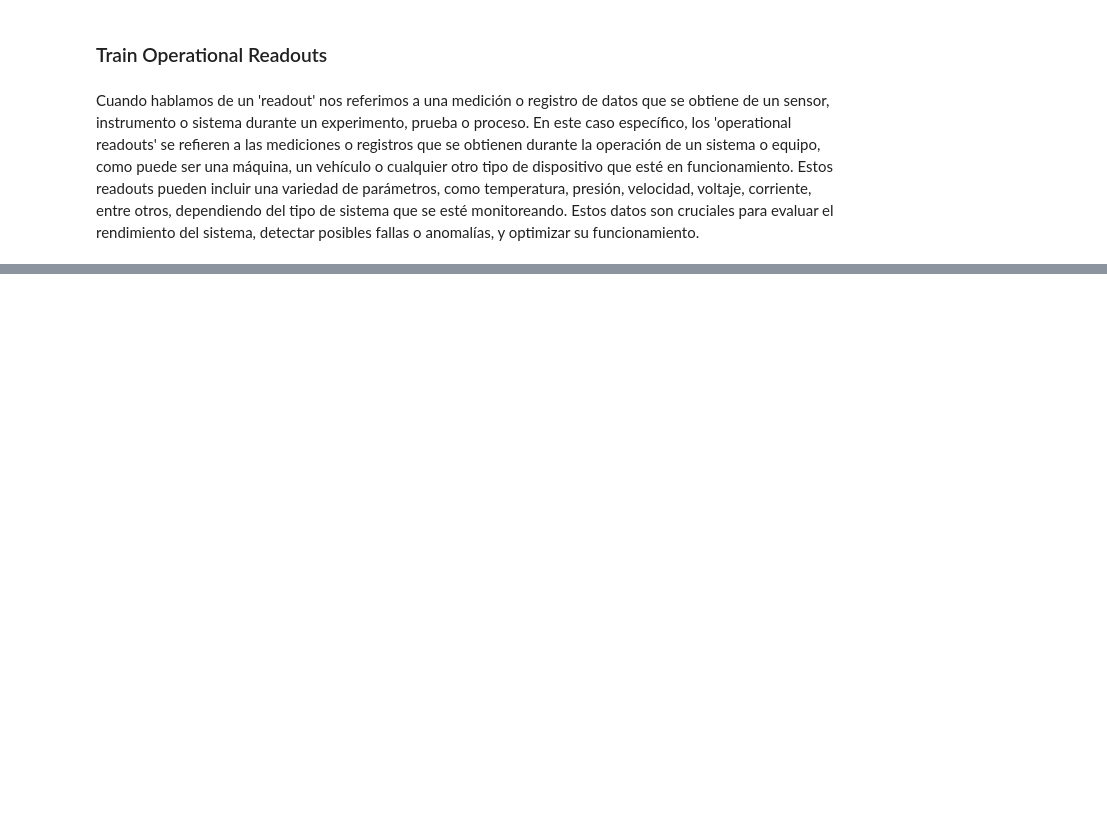
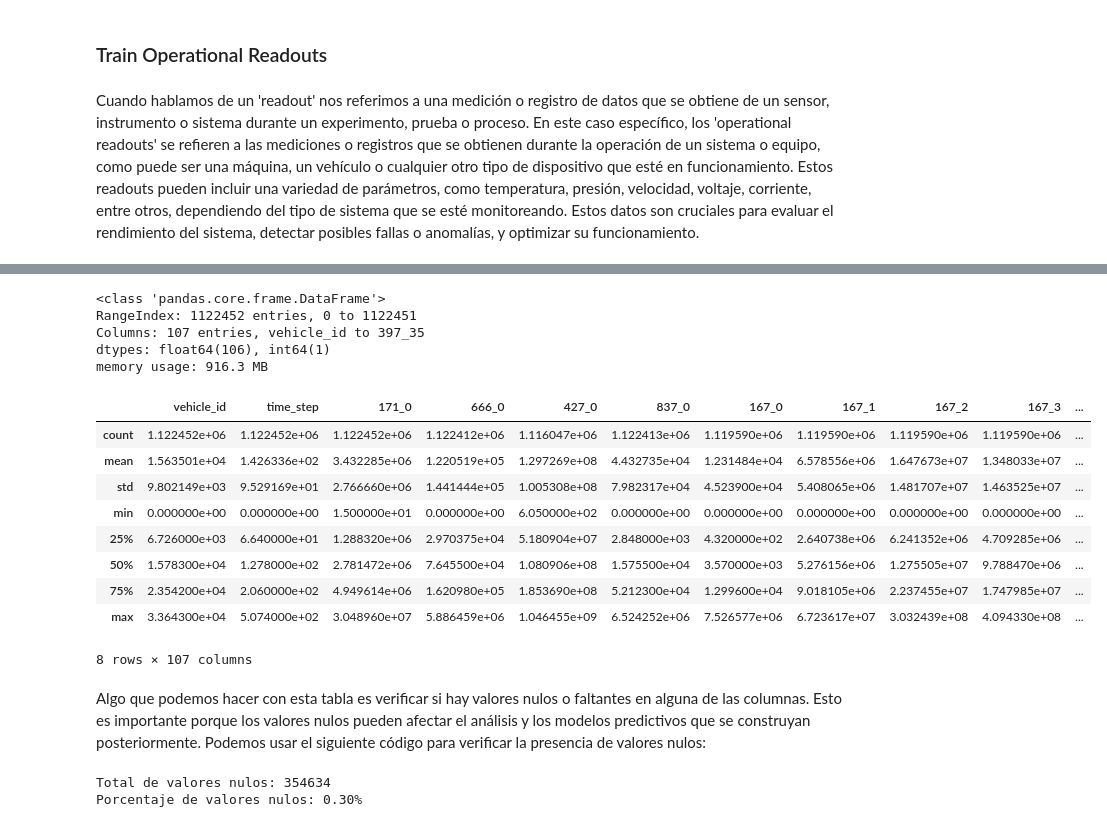
Before and after one commit to AlexSG29/IDA-Challenge-Tesis-Transformers, a Jupyter notebook: notebooks/train.ipynb, the cells around one changed output, grey strips where cells are left out. Cells and saved outputs as stored; diff of their text form; code cells hidden in the pictures; blank space fills up the shorter version.

```diff
--- a/notebooks/train.ipynb
+++ b/notebooks/train.ipynb
@@ -14,0 +26,37 @@ Cuando hablamos de un 'readout' nos referimos a una medición o registro de dato
+# %%
+# Ahora un EDA rápido
+train_operational_readouts.info()
+# %% [output]
+<class 'pandas.core.frame.DataFrame'>
+RangeIndex: 1122452 entries, 0 to 1122451
+Columns: 107 entries, vehicle_id to 397_35
+dtypes: float64(106), int64(1)
+memory usage: 916.3 MB
+# %%
+# Seguimos con el análisis estadístico descriptivo
+train_operational_readouts.describe()
+# %% [output]
+|  | vehicle_id | time_step | 171_0 | 666_0 | 427_0 | 837_0 | 167_0 | 167_1 | 167_2 | 167_3 | ... |
+| count | 1.122452e+06 | 1.122452e+06 | 1.122452e+06 | 1.122412e+06 | 1.116047e+06 | 1.122413e+06 | 1.119590e+06 | 1.119590e+06 | 1.119590e+06 | 1.119590e+06 | ... |
+| mean | 1.563501e+04 | 1.426336e+02 | 3.432285e+06 | 1.220519e+05 | 1.297269e+08 | 4.432735e+04 | 1.231484e+04 | 6.578556e+06 | 1.647673e+07 | 1.348033e+07 | ... |
+| std | 9.802149e+03 | 9.529169e+01 | 2.766660e+06 | 1.441444e+05 | 1.005308e+08 | 7.982317e+04 | 4.523900e+04 | 5.408065e+06 | 1.481707e+07 | 1.463525e+07 | ... |
+| min | 0.000000e+00 | 0.000000e+00 | 1.500000e+01 | 0.000000e+00 | 6.050000e+02 | 0.000000e+00 | 0.000000e+00 | 0.000000e+00 | 0.000000e+00 | 0.000000e+00 | ... |
+| 25% | 6.726000e+03 | 6.640000e+01 | 1.288320e+06 | 2.970375e+04 | 5.180904e+07 | 2.848000e+03 | 4.320000e+02 | 2.640738e+06 | 6.241352e+06 | 4.709285e+06 | ... |
+| 50% | 1.578300e+04 | 1.278000e+02 | 2.781472e+06 | 7.645500e+04 | 1.080906e+08 | 1.575500e+04 | 3.570000e+03 | 5.276156e+06 | 1.275505e+07 | 9.788470e+06 | ... |
+| 75% | 2.354200e+04 | 2.060000e+02 | 4.949614e+06 | 1.620980e+05 | 1.853690e+08 | 5.212300e+04 | 1.299600e+04 | 9.018105e+06 | 2.237455e+07 | 1.747985e+07 | ... |
+| max | 3.364300e+04 | 5.074000e+02 | 3.048960e+07 | 5.886459e+06 | 1.046455e+09 | 6.524252e+06 | 7.526577e+06 | 6.723617e+07 | 3.032439e+08 | 4.094330e+08 | ... |
+8 rows × 107 columns
+# %% [markdown]
+Algo que podemos hacer con esta tabla es verificar si hay valores nulos o faltantes en alguna de las columnas. Esto es importante porque los valores nulos pueden afectar el análisis y los modelos predictivos que se construyan posteriormente. Podemos usar el siguiente código para verificar la presencia de valores nulos:
+# %%
+# Valores nulos totales
+# esto representa del total, sabiendo que el total de datos son las filas multiplicadas por las columnas
+
+total_filas = train_operational_readouts.shape[0] * train_operational_readouts.shape[1]
+total_nulos = train_operational_readouts.isnull().sum().sum()
+porcentaje_nulos = (total_nulos / total_filas) * 100
+print(f'Total de valores nulos: {total_nulos}')
+print(f'Porcentaje de valores nulos: {porcentaje_nulos:.2f}%')
+# %% [output]
+Total de valores nulos: 354634
+Porcentaje de valores nulos: 0.30%
```
Also changed, not shown: parts of 23 cells of this notebook.
